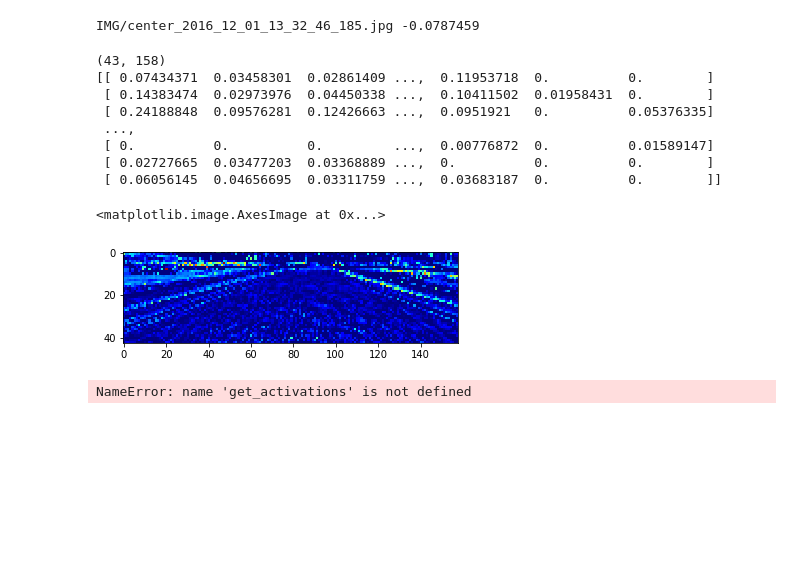
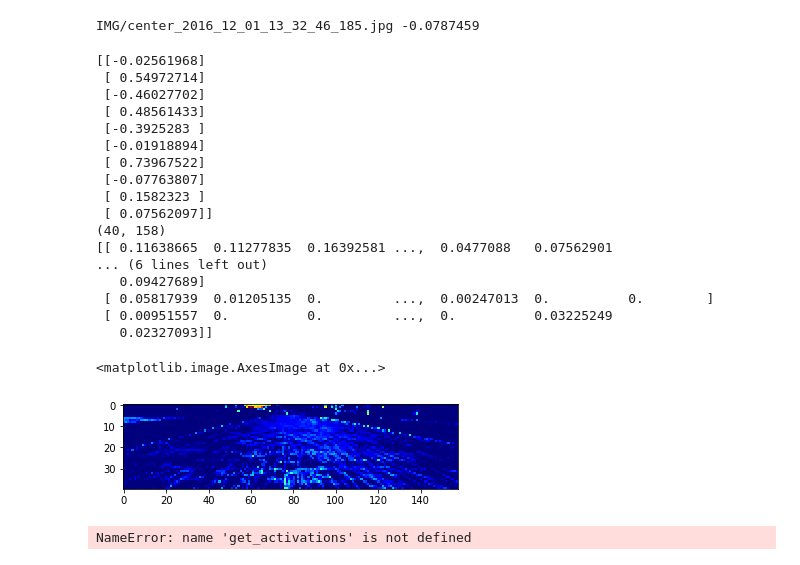
Before and after one commit to husams/Behavioral-Cloning, a Jupyter notebook: nvida.ipynb, the cells around one changed output. Drawn from its saved outputs; the diff is of its cells as text; code cells hidden in the pictures; blank space fills up the shorter version.

```diff
--- a/nvida.ipynb
+++ b/nvida.ipynb
@@ -125,8 +148,8 @@ Create generator to preprocess data
 #train_generator = samples_generator(train_samples, batch_size=32)
 #validation_generator = samples_generator(validation_samples, batch_size=32)
 
-train_generator      = generator(train_samples, batch_size=32)
-validation_generator = generator(validation_samples, batch_size=32)
+train_generator      = generator(train_samples, batch_size=128)
+validation_generator = generator(validation_samples, batch_size=128)
 # %% [markdown]
 ### Build model
 # %%
@@ -137,7 +160,7 @@ opt = Adam(lr=learning_rate)
 
 model = Sequential()
 model.add(Lambda(lambda x: (x / 255.0) - 0.5, input_shape=(160,320,3)))
-model.add(Cropping2D(cropping=((50,20), (0,0))))
+model.add(Cropping2D(cropping=((55,22), (0,0))))
 model.add(Convolution2D(24, 5,5, subsample=(2, 2), activation="relu"))
 model.add(Convolution2D(36, 5,5, subsample=(2, 2), activation="relu"))
 model.add(Convolution2D(48, 5,5, subsample=(2, 2), activation="relu"))
@@ -177,14 +200,10 @@ ________________________________________________________________________________
 # %% [markdown]
 ### Train
 # %%
-batch_size  = 32
+batch_size  = 128
 epochs      = 5
-#samples_per_epoch  = math.ceil((len(train_samples)*3*2)/batch_size) * batch_size
-#nb_val_samples     = math.ceil((len(validation_samples)*3*2) / batch_size) * batch_size
-samples_per_epoch  = 40000
-nb_val_samples     = math.ceil((validation_samples.shape[0]) / batch_size) * batch_size
-
-
+samples_per_epoch  = math.ceil((len(train_samples)*8)/batch_size) * batch_size
+nb_val_samples     = math.ceil((len(validation_samples)*8) / batch_size) * batch_size
 
 history = model.fit_generator(
     train_generator,
@@ -307,37 +322,48 @@ def show_activations(activations_map,plt_num=1):
 # %%
 from keras import backend as K
 
 
 
 layer = model.layers[2]
 
 image, angle= select_image(data,1)
-image   = np.array([left])
+image   = np.array([center])
 
+weights = model.get_weights()
+print(weights[18])
 
 # funcs = [K.function(inp + [K.learning_phase()], [out]) for out in outputs]  # evaluation functions
 func = K.function([model.layers[0].input], [model.layers[2].output])
 activation = func([image])
 activation_map = activation[0]
 #plt.imshow(activation[0][0])
 print(activation_map[0][:,:,0].shape)
 activations = np.hstack(np.transpose(activation_map[0], (2, 0, 1)))
 print(activation_map[0][:,:,0])
 #deprocess_image(activation_map[0][:,:,2])
 plt.imshow(activation_map[0][:,:,2],  cmap='jet')
 #plt.figure()
 #plt.imshow(activations, interpolation='None', cmap='jet')
 # %% [output]
-(43, 158)
-[[ 0.07434371  0.03458301  0.02861409 ...,  0.11953718  0.          0.        ]
- [ 0.14383474  0.02973976  0.04450338 ...,  0.10411502  0.01958431  0.        ]
- [ 0.24188848  0.09576281  0.12426663 ...,  0.0951921   0.          0.05376335]
- ...,
- [ 0.          0.          0.         ...,  0.00776872  0.          0.01589147]
- [ 0.02727665  0.03477203  0.03368889 ...,  0.          0.          0.        ]
- [ 0.06056145  0.04656695  0.03311759 ...,  0.03683187  0.          0.        ]]
+[[-0.02561968]
+ [ 0.54972714]
+ [-0.46027702]
+ [ 0.48561433]
+ [-0.3925283 ]
+ [-0.01918894]
+ [ 0.73967522]
+ [-0.07763807]
+ [ 0.1582323 ]
+ [ 0.07562097]]
+(40, 158)
+[[ 0.11638665  0.11277835  0.16392581 ...,  0.0477088   0.07562901
+... (6 lines left out)
+   0.09427689]
+ [ 0.05817939  0.01205135  0.         ...,  0.00247013  0.          0.        ]
+ [ 0.00951557  0.          0.         ...,  0.          0.03225249
+   0.02327093]]
 <matplotlib.image.AxesImage at 0x...>
-[figure, old version]
+[figure, new version]
 # %%
 from read_activations import *
 # %%
```
Also changed, not shown: parts of 7 cells of this notebook, 1 other file.
